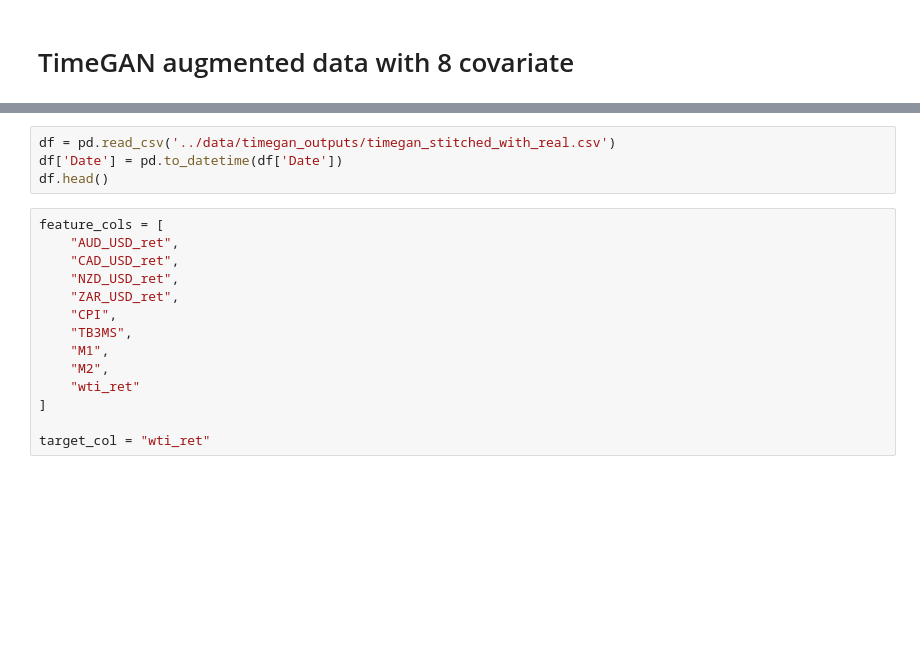
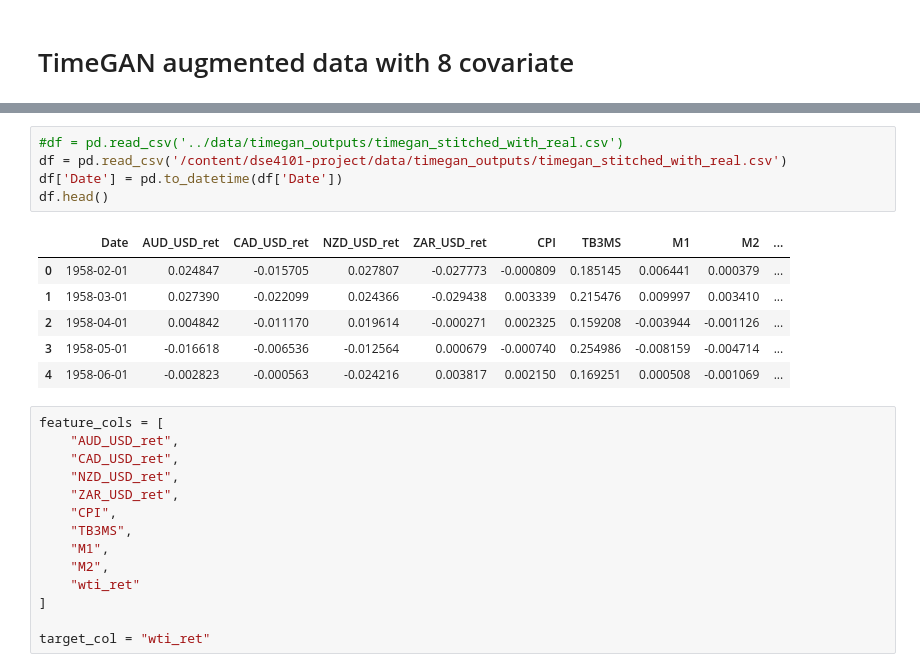
Before and after one commit to Meowth239/dse4101-project, a Jupyter notebook: lstm_src/lstm-8-timegan.ipynb, the cells around one changed output, grey strips where cells are left out. Cells and saved outputs as stored; diff of their text form; blank space fills up the shorter version.

```diff
--- a/lstm_src/lstm-8-timegan.ipynb
+++ b/lstm_src/lstm-8-timegan.ipynb
@@ -16,7 +33,15 @@ from my_lstm import build_lstm_model, create_sequences, expanding_window_lstm_fo
 # %%
-df = pd.read_csv('../data/timegan_outputs/timegan_stitched_with_real.csv')
+#df = pd.read_csv('../data/timegan_outputs/timegan_stitched_with_real.csv')
+df = pd.read_csv('/content/dse4101-project/data/timegan_outputs/timegan_stitched_with_real.csv')
 df['Date'] = pd.to_datetime(df['Date'])
 df.head()
+# %% [output]
+|  | Date | AUD_USD_ret | CAD_USD_ret | NZD_USD_ret | ZAR_USD_ret | CPI | TB3MS | M1 | M2 | ... |
+| 0 | 1958-02-01 | 0.024847 | -0.015705 | 0.027807 | -0.027773 | -0.000809 | 0.185145 | 0.006441 | 0.000379 | ... |
+| 1 | 1958-03-01 | 0.027390 | -0.022099 | 0.024366 | -0.029438 | 0.003339 | 0.215476 | 0.009997 | 0.003410 | ... |
+| 2 | 1958-04-01 | 0.004842 | -0.011170 | 0.019614 | -0.000271 | 0.002325 | 0.159208 | -0.003944 | -0.001126 | ... |
+| 3 | 1958-05-01 | -0.016618 | -0.006536 | -0.012564 | 0.000679 | -0.000740 | 0.254986 | -0.008159 | -0.004714 | ... |
+| 4 | 1958-06-01 | -0.002823 | -0.000563 | -0.024216 | 0.003817 | 0.002150 | 0.169251 | 0.000508 | -0.001069 | ... |
 # %%
 feature_cols = [
     "AUD_USD_ret",
```
Also changed, not shown: parts of 5 cells of this notebook.
